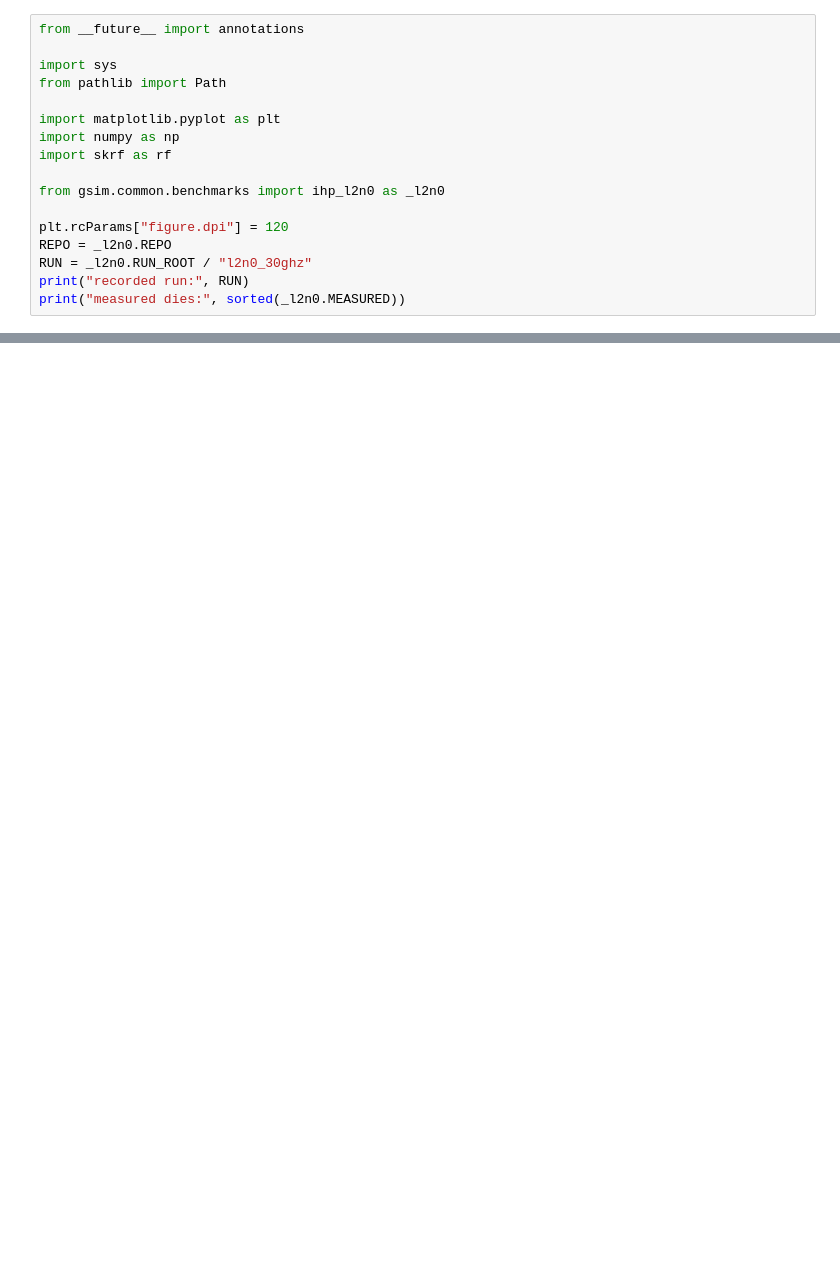
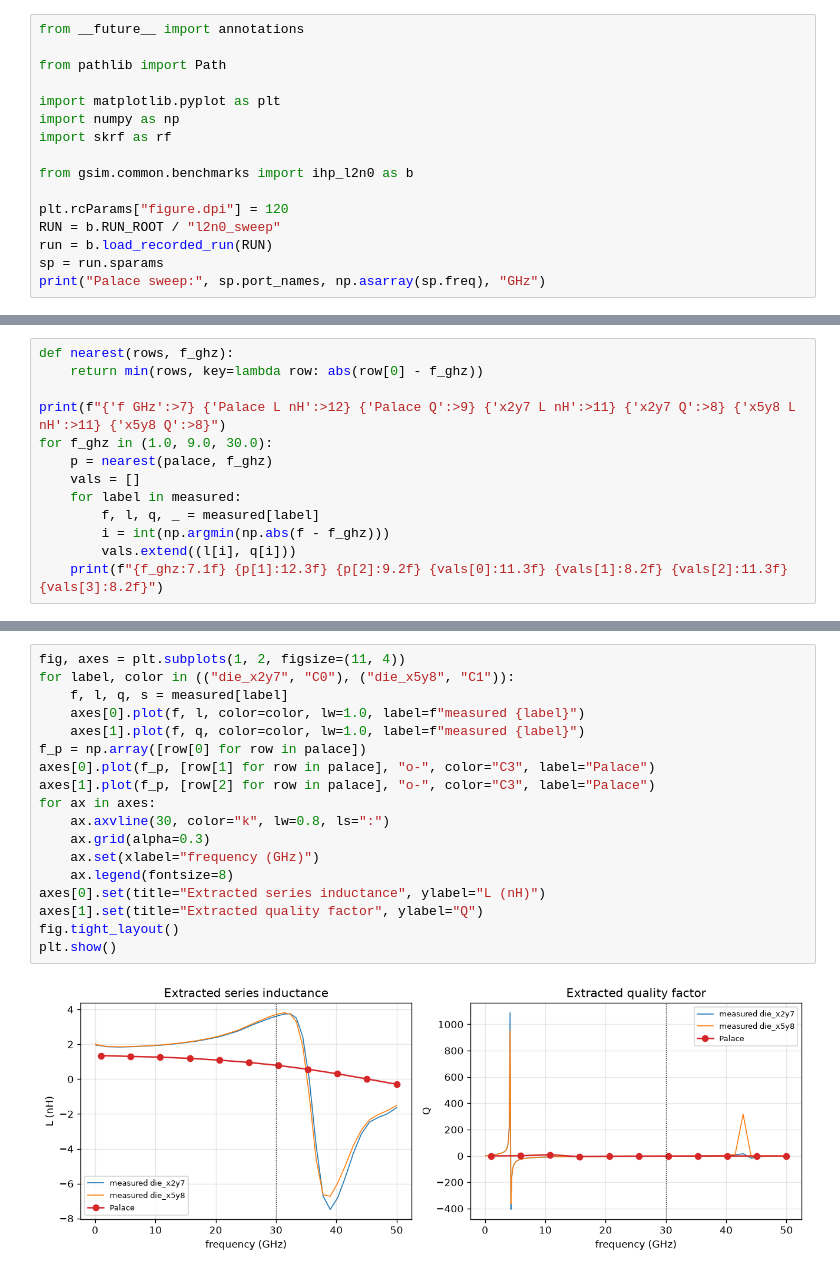
Before and after one commit to EpsilonForge/gsim, a Jupyter notebook: IHP-validation/notebook.ipynb, the cells around one changed output, grey strips where cells are left out. Cells and saved outputs as stored; diff of their text form; blank space fills up the shorter version.

```diff
--- a/IHP-validation/notebook.ipynb
+++ b/IHP-validation/notebook.ipynb
@@ -30,18 +24,17 @@ Palace run is committed so the notebook renders without rerunning the solver.
 # %%
 from __future__ import annotations
 
-import sys
 from pathlib import Path
 
 import matplotlib.pyplot as plt
 import numpy as np
 import skrf as rf
 
-from gsim.common.benchmarks import ihp_l2n0 as _l2n0
+from gsim.common.benchmarks import ihp_l2n0 as b
 
 plt.rcParams["figure.dpi"] = 120
-REPO = _l2n0.REPO
-RUN = _l2n0.RUN_ROOT / "l2n0_30ghz"
-print("recorded run:", RUN)
-print("measured dies:", sorted(_l2n0.MEASURED))
+RUN = b.RUN_ROOT / "l2n0_sweep"
+run = b.load_recorded_run(RUN)
+sp = run.sparams
+print("Palace sweep:", sp.port_names, np.asarray(sp.freq), "GHz")
 # %% [output]
@@ -104,0 +69,13 @@ die_x5y8               -0.54    -18.29    3.711    -1.32
+# %%
+def nearest(rows, f_ghz):
+    return min(rows, key=lambda row: abs(row[0] - f_ghz))
+
+print(f"{'f GHz':>7} {'Palace L nH':>12} {'Palace Q':>9} {'x2y7 L nH':>11} {'x2y7 Q':>8} {'x5y8 L nH':>11} {'x5y8 Q':>8}")
+for f_ghz in (1.0, 9.0, 30.0):
+    p = nearest(palace, f_ghz)
+    vals = []
+    for label in measured:
+        f, l, q, _ = measured[label]
+        i = int(np.argmin(np.abs(f - f_ghz)))
+        vals.extend((l[i], q[i]))
+    print(f"{f_ghz:7.1f} {p[1]:12.3f} {p[2]:9.2f} {vals[0]:11.3f} {vals[1]:8.2f} {vals[2]:11.3f} {vals[3]:8.2f}")
@@ -105 +87,21 @@ die_x5y8               -0.54    -18.29    3.711    -1.32
+# %%
+fig, axes = plt.subplots(1, 2, figsize=(11, 4))
+for label, color in (("die_x2y7", "C0"), ("die_x5y8", "C1")):
+    f, l, q, s = measured[label]
+    axes[0].plot(f, l, color=color, lw=1.0, label=f"measured {label}")
+    axes[1].plot(f, q, color=color, lw=1.0, label=f"measured {label}")
+f_p = np.array([row[0] for row in palace])
+axes[0].plot(f_p, [row[1] for row in palace], "o-", color="C3", label="Palace")
+axes[1].plot(f_p, [row[2] for row in palace], "o-", color="C3", label="Palace")
+for ax in axes:
+    ax.axvline(30, color="k", lw=0.8, ls=":")
+    ax.grid(alpha=0.3)
+    ax.set(xlabel="frequency (GHz)")
+    ax.legend(fontsize=8)
+axes[0].set(title="Extracted series inductance", ylabel="L (nH)")
+axes[1].set(title="Extracted quality factor", ylabel="Q")
+fig.tight_layout()
+plt.show()
+# %% [output]
+[figure, added]
 # %%
```
Also changed, not shown: parts of 11 cells of this notebook, 6 other files.
